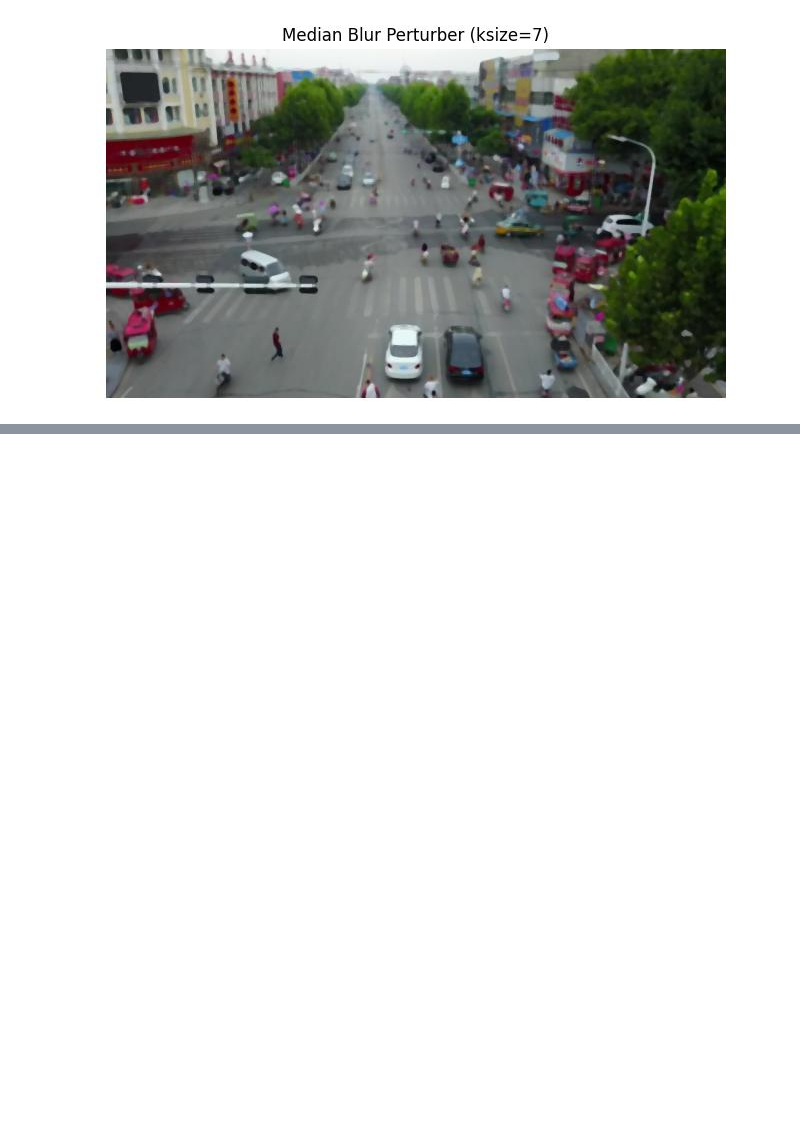
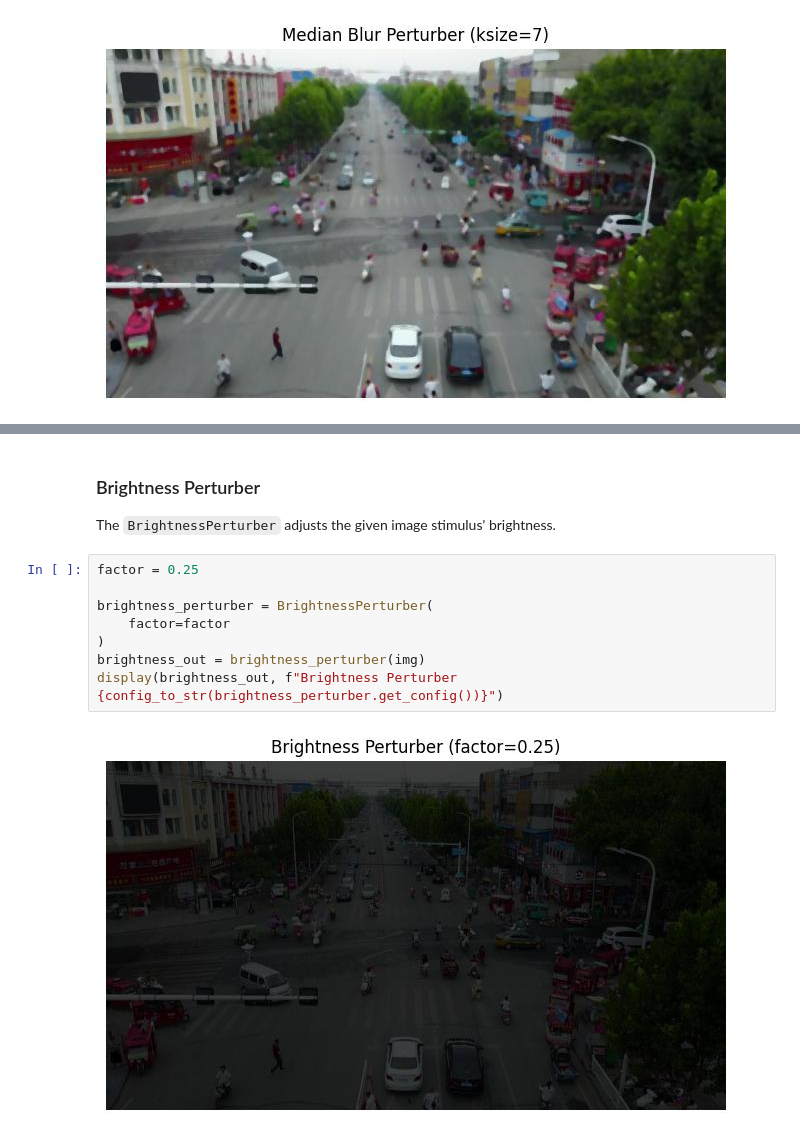
Before and after one commit to Kitware/nrtk, a Jupyter notebook: examples/perturbers.ipynb, the cells around one changed output, grey strips where cells are left out. Cells and saved outputs as stored; diff of their text form; blank space fills up the shorter version.

Commit message:
Add PIL perturber impls

```diff
--- a/examples/perturbers.ipynb
+++ b/examples/perturbers.ipynb
@@ -250,0 +266,14 @@ display(median_blur_out, f"Median Blur Perturber {config_to_str(median_blur_pert
+# %% [markdown]
+### Brightness Perturber <a name="brightness-perturber"></a>
+
+The `BrightnessPerturber` adjusts the given image stimulus' brightness.
+# %%
+factor = 0.25
+
+brightness_perturber = BrightnessPerturber(
+    factor=factor
+)
+brightness_out = brightness_perturber(img)
+display(brightness_out, f"Brightness Perturber {config_to_str(brightness_perturber.get_config())}")
+# %% [output]
+[figure, added]
```
Also changed, not shown: parts of 9 cells of this notebook, 8 other files.
